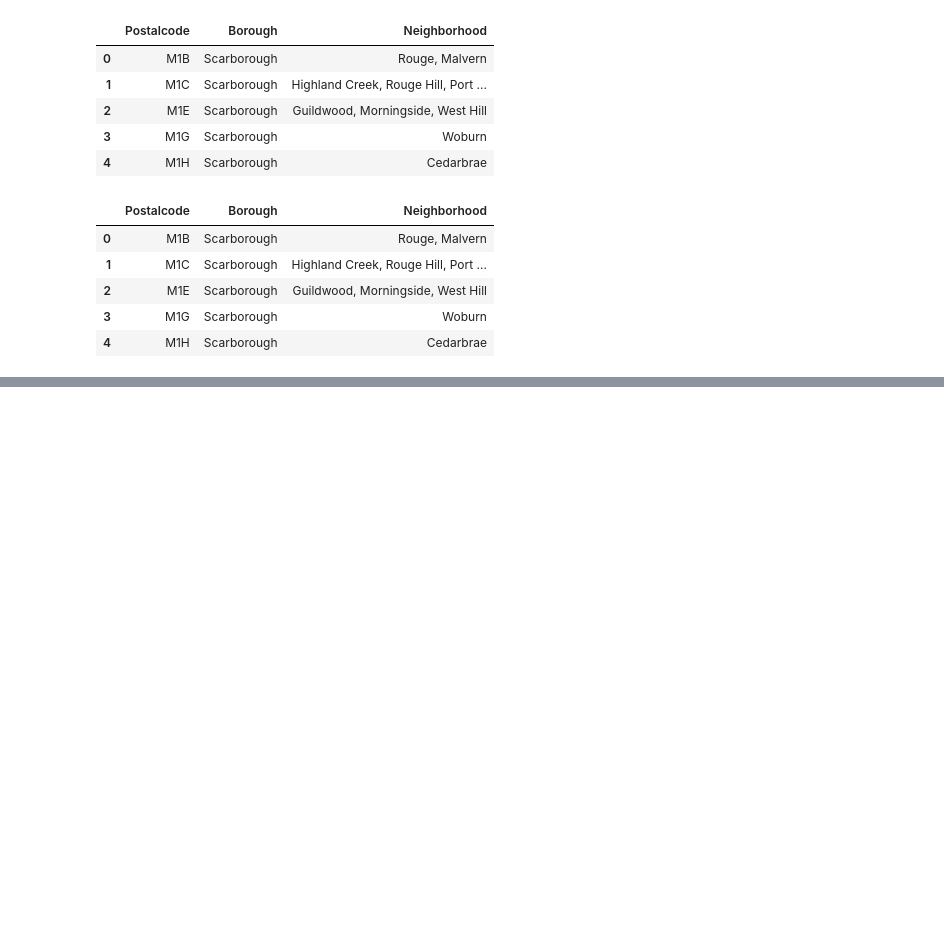
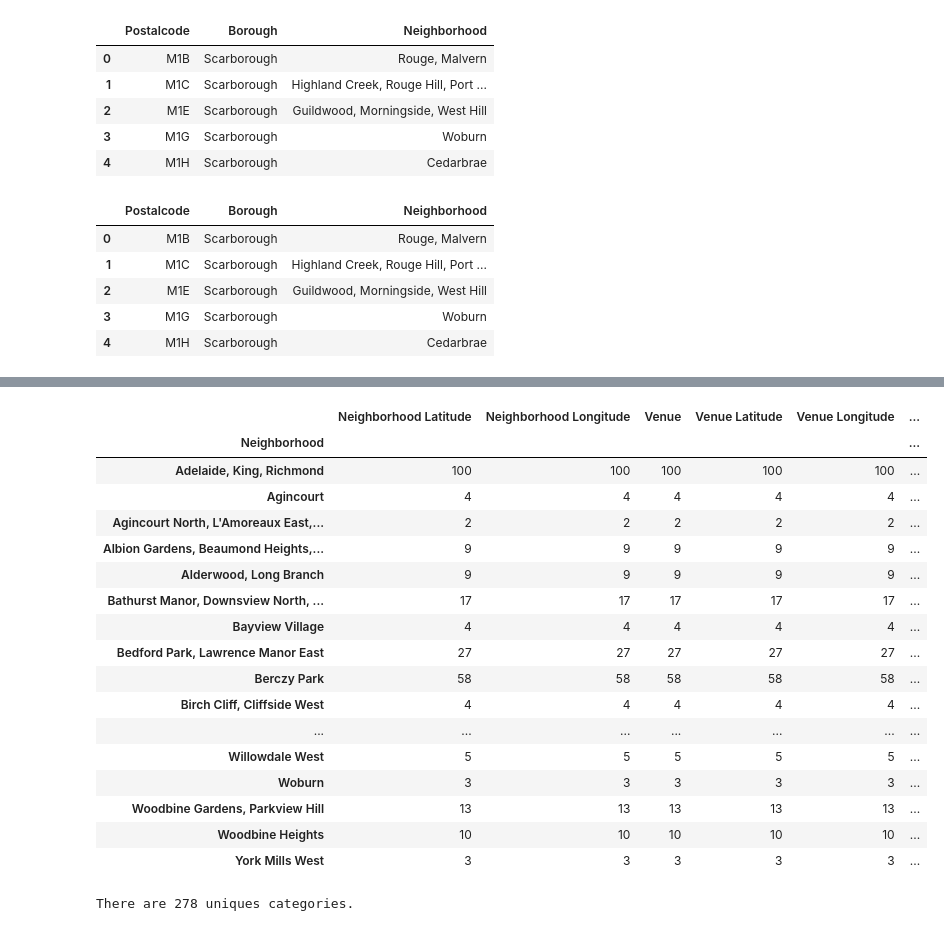
Before and after one commit to mictit/Clustering, a Jupyter notebook: Toronto.ipynb, the cells around one changed output, grey strips where cells are left out. Saved outputs shown, nothing was run; the diff lists cells and outputs as text; code cells hidden in the pictures; blank space fills up the shorter version.

```diff
--- a/Toronto.ipynb
+++ b/Toronto.ipynb
@@ -91,0 +205,21 @@ df2.head()
+# %%
+# Create a map of New York with neighborhoods superimposed on top
+
+# create map of Toronto using latitude and longitude values
+map_toronto = folium.Map(location=[latitude, longitude], zoom_start=10)
+
+# add markers to map
+for lat, lng, borough, neighborhood, postalcode in zip(postalcoord['Latitude'], postalcoord['Longitude'], postalcoord['Borough'], postalcoord['Neighborhood'], postalcoord['Postalcode']):
+    label = '{}, {}, {}'.format(neighborhood, borough, postalcode)
+    label = folium.Popup(label, parse_html=True)
+    folium.CircleMarker(
+        [lat, lng],
+        radius=5,
+        popup=label,
+        color='orange',
+        fill=True,
+        fill_color='blue',
+        fill_opacity=0.7,
+        parse_html=False).add_to(map_toronto)
+
+map_toronto
@@ -91,0 +228,12 @@ df2.head()
+# %%
+# Define Foursquare Credentials and Version
+
+CLIENT_ID = 'GOY52VWOMAUW4LHBAECMJUAPLPEYBF2IQVUOBD4O0PNRPX5B' # your Foursquare ID
+CLIENT_SECRET = '541CZ4YTN1PHTMNT0TCFQTVSQFCHK1QVXQ15ONBFVXNRE5J1' # your Foursquare Secret
+VERSION = '20180605' # Foursquare API version
+
+print('Your credentails:')
+print('CLIENT_ID: ' + CLIENT_ID)
+print('CLIENT_SECRET:' + CLIENT_SECRET)
+
+LIMIT = 500
@@ -91,0 +286,7 @@ df2.head()
+# %%
+# type your answer here
+
+toronto_venues = getNearbyVenues(names=postalcoord['Neighborhood'],
+                                   latitudes=postalcoord['Latitude'],
+                                   longitudes=postalcoord['Longitude']
+                                  )
@@ -91,0 +324,27 @@ df2.head()
+# %%
+# Let's check how many venues were returned for each neighborhood
+
+toronto_venues.groupby('Neighborhood').count()
+# %% [output]
+|  | Neighborhood Latitude | Neighborhood Longitude | Venue | Venue Latitude | Venue Longitude | ... |
+| Neighborhood |  |  |  |  |  | ... |
+| Adelaide, King, Richmond | 100 | 100 | 100 | 100 | 100 | ... |
+| Agincourt | 4 | 4 | 4 | 4 | 4 | ... |
+| Agincourt North, L'Amoreaux East,... | 2 | 2 | 2 | 2 | 2 | ... |
+| Albion Gardens, Beaumond Heights,... | 9 | 9 | 9 | 9 | 9 | ... |
+| Alderwood, Long Branch | 9 | 9 | 9 | 9 | 9 | ... |
+| Bathurst Manor, Downsview North, ... | 17 | 17 | 17 | 17 | 17 | ... |
+| Bayview Village | 4 | 4 | 4 | 4 | 4 | ... |
+| Bedford Park, Lawrence Manor East | 27 | 27 | 27 | 27 | 27 | ... |
+| Berczy Park | 58 | 58 | 58 | 58 | 58 | ... |
+| Birch Cliff, Cliffside West | 4 | 4 | 4 | 4 | 4 | ... |
+| ... | ... | ... | ... | ... | ... | ... |
+| Willowdale West | 5 | 5 | 5 | 5 | 5 | ... |
+| Woburn | 3 | 3 | 3 | 3 | 3 | ... |
+| Woodbine Gardens, Parkview Hill | 13 | 13 | 13 | 13 | 13 | ... |
+| Woodbine Heights | 10 | 10 | 10 | 10 | 10 | ... |
+| York Mills West | 3 | 3 | 3 | 3 | 3 | ... |
+# %%
+print('There are {} uniques categories.'.format(len(toronto_venues['Venue Category'].unique())))
+# %% [output]
+There are 278 uniques categories.
```
Also changed, not shown: parts of 28 cells of this notebook.
